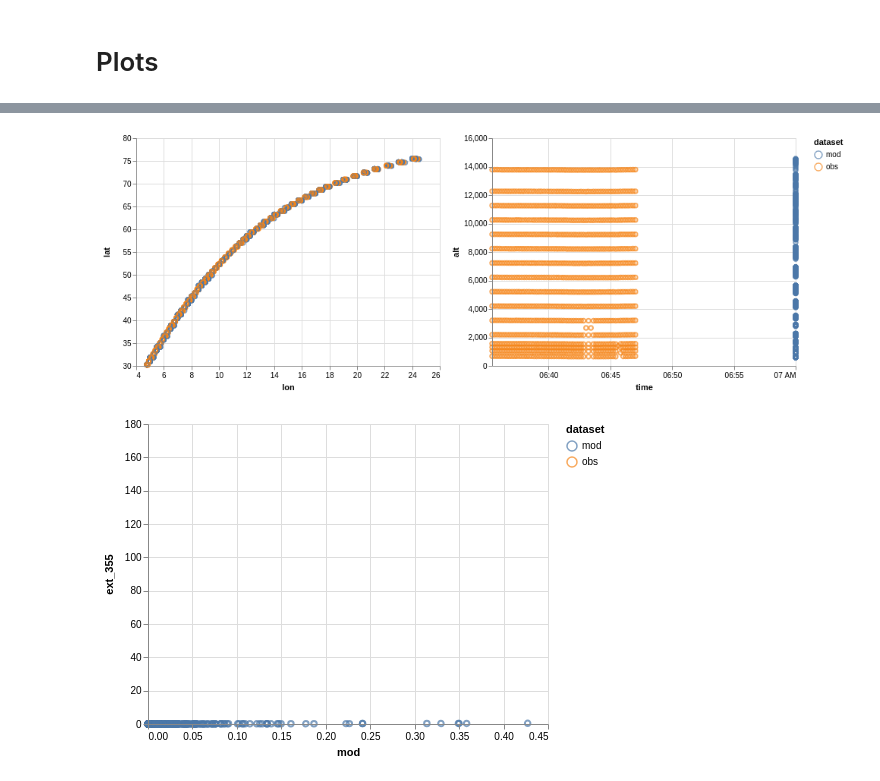
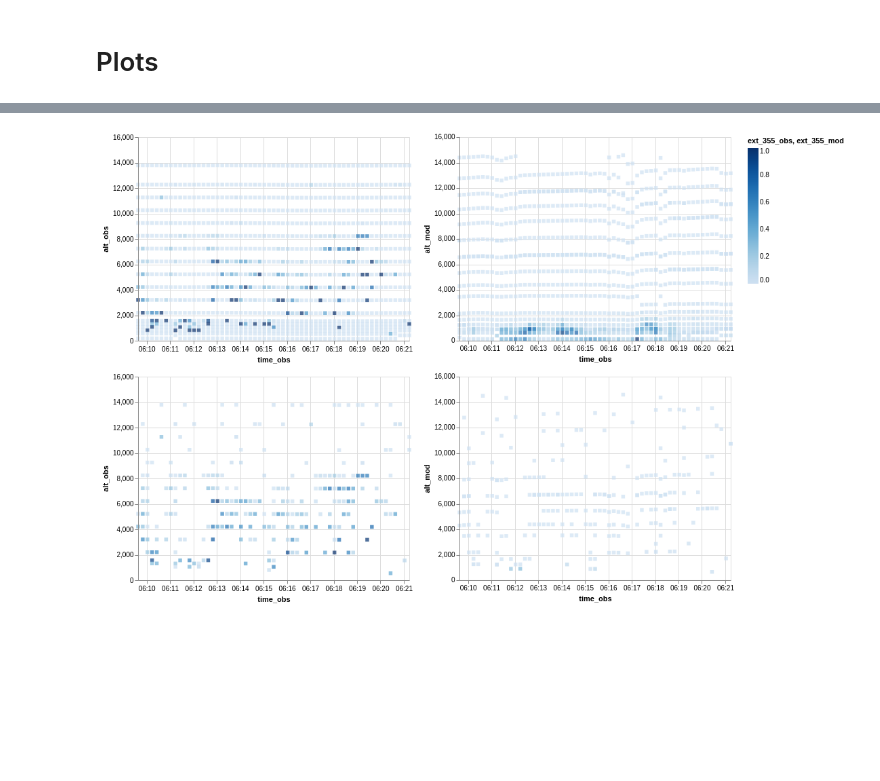
Before and after one commit to avaldebe/pynb, a Jupyter notebook: ADM/CAST from NetCDF.ipynb, the cells around one changed output, grey strips where cells are left out. Cells and saved outputs as stored; diff of their text form; code cells hidden in the pictures; blank space fills up the shorter version.

```diff
--- a/ADM/CAST from NetCDF.ipynb
+++ b/ADM/CAST from NetCDF.ipynb
@@ -350,31 +344,30 @@ df.reset_index().to_json(cast2, orient="records")
-# %%
-base = alt.Chart(cast2).mark_point().encode(
-    color=alt.condition(brush, 'dataset:N', alt.value('lightgray')),
-    tooltip=['dataset:N', 'point:O', 'time:T', 'lon:Q', 'lat:Q', 'alt:Q'],
-).add_selection(
-    brush
-)#.interactive()
-
-lonlat = base.encode(
-    alt.X('lon:Q', scale=alt.Scale(zero=False)),
-    alt.Y('lat:Q', scale=alt.Scale(zero=False)),
-)
-
-timealt = base.encode(
-    x='time:T',
-    y='alt:Q',
-)
-
-lonlat | timealt
-# %% [output]
-[figure, removed]
-# %%
-base.encode(
-    y='ext_355:Q',
-    x='mod:Q',
-).transform_calculate(
-    mod=alt.expr.if_(alt.datum.dataset == 'mod', alt.datum.ext_355, None),
-    obs=alt.expr.if_(alt.datum.ext_355 > 0 and alt.datum.ext_355 < 1, alt.datum.ext_355, None),
-)
-# %% [output]
-[figure, removed]
+# %%
+curtain_obs = base.mark_square().encode(
+    alt.X('time_obs:T'),
+    alt.Y('alt_obs:Q', scale=alt.Scale(domain=[0,16e3])),
+    color=alt.condition(brush, alt.Color('ext_355_obs:Q', scale=alt.Scale(domain=[0,1])), alt.value('lightgray')),
+    tooltip=['point:O', 'time_obs:T', 'alt_obs:Q', 'ext_355_obs:Q']
+).add_selection(
+    brush
+)
+
+curtain_mod = base.mark_square().encode(
+    alt.X('time_obs:T'),
+    alt.Y('alt_mod:Q', scale=alt.Scale(domain=[0,16e3])),
+    color=alt.condition(brush, alt.Color('ext_355_mod:Q', scale=alt.Scale(domain=[0,1])), alt.value('lightgray')),
+    tooltip=['point:O', 'time_mod:T', 'alt_mod:Q', 'ext_355_mod:Q']
+).add_selection(
+    brush
+)
+
+curtain_obs_clean = curtain_obs.transform_filter(
+    (alt.datum.ext_355_obs <= 1) & (alt.datum.ext_355_obs > 0)
+)
+
+curtain_mod_clean = curtain_mod.transform_filter(
+    (alt.datum.ext_355_obs <= 1) & (alt.datum.ext_355_obs > 0)
+)
+
+( curtain_obs | curtain_mod ) & ( curtain_obs_clean | curtain_mod_clean )
+# %% [output]
+[figure, added]
```
Also changed, not shown: parts of 14 cells of this notebook.
